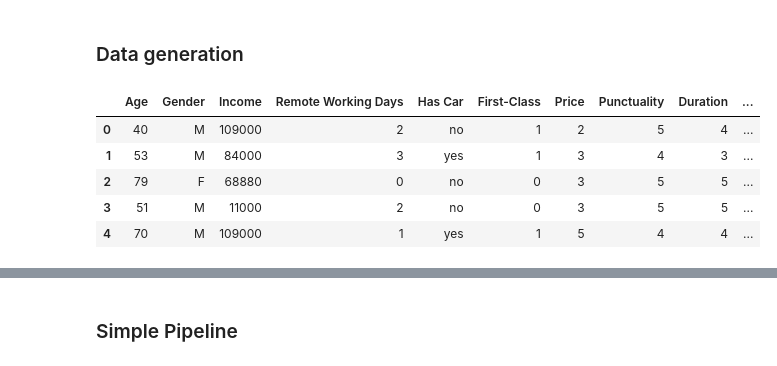
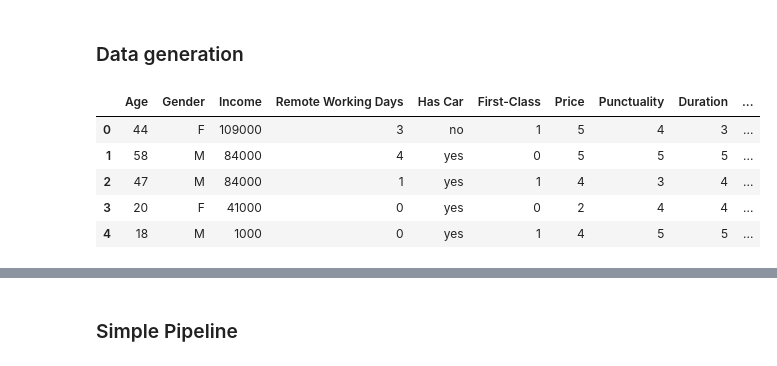
Before and after one commit to veborito/Introduction-to-MachineLearning, a Jupyter notebook: projet/Overcrowding_test.ipynb, the cells around one changed output, grey strips where cells are left out. Saved outputs shown, nothing was run; the diff lists cells and outputs as text; code cells hidden in the pictures.

```diff
--- a/projet/Overcrowding_test.ipynb
+++ b/projet/Overcrowding_test.ipynb
@@ -127,18 +57,18 @@ from GenerativeModel import ImpactOnOvercrowding
 # %%
 # Generation of synthetic data
 np.random.seed(1)
-gen = ImpactOnOvercrowding(10000)
+gen = ImpactOnOvercrowding(100000)
 
 data = gen.df
 
 data.head()
 # %% [output]
 |  | Age | Gender | Income | Remote Working Days | Has Car | First-Class | Price | Punctuality | Duration | ... |
-| 0 | 40 | M | 109000 | 2 | no | 1 | 2 | 5 | 4 | ... |
-| 1 | 53 | M | 84000 | 3 | yes | 1 | 3 | 4 | 3 | ... |
-| 2 | 79 | F | 68880 | 0 | no | 0 | 3 | 5 | 5 | ... |
-| 3 | 51 | M | 11000 | 2 | no | 0 | 3 | 5 | 5 | ... |
-| 4 | 70 | M | 109000 | 1 | yes | 1 | 5 | 4 | 4 | ... |
+| 0 | 44 | F | 109000 | 3 | no | 1 | 5 | 4 | 3 | ... |
+| 1 | 58 | M | 84000 | 4 | yes | 0 | 5 | 5 | 5 | ... |
+| 2 | 47 | M | 84000 | 1 | yes | 1 | 4 | 3 | 4 | ... |
+| 3 | 20 | F | 41000 | 0 | yes | 0 | 2 | 4 | 4 | ... |
+| 4 | 18 | M | 1000 | 0 | yes | 1 | 4 | 5 | 5 | ... |
 # %%
 satis = data['Satisfaction'].value_counts().to_numpy()
 satis = np.sort(satis)
```
Also changed, not shown: parts of 22 cells of this notebook, 2 other files.
